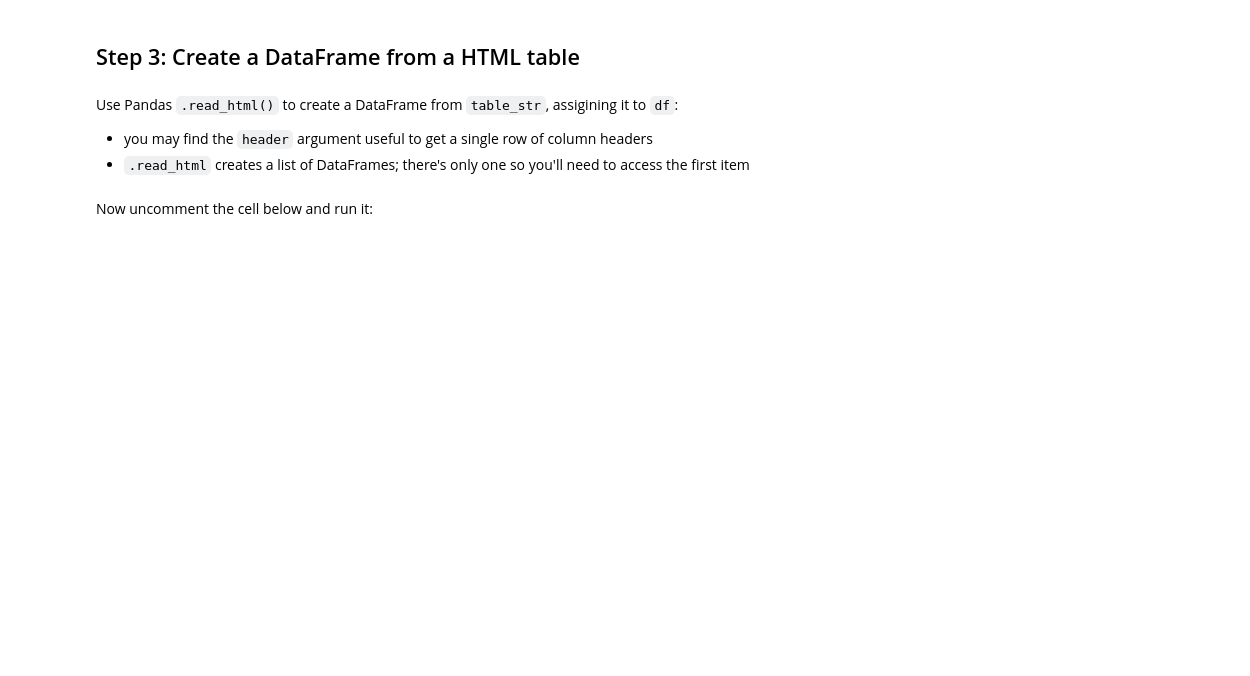
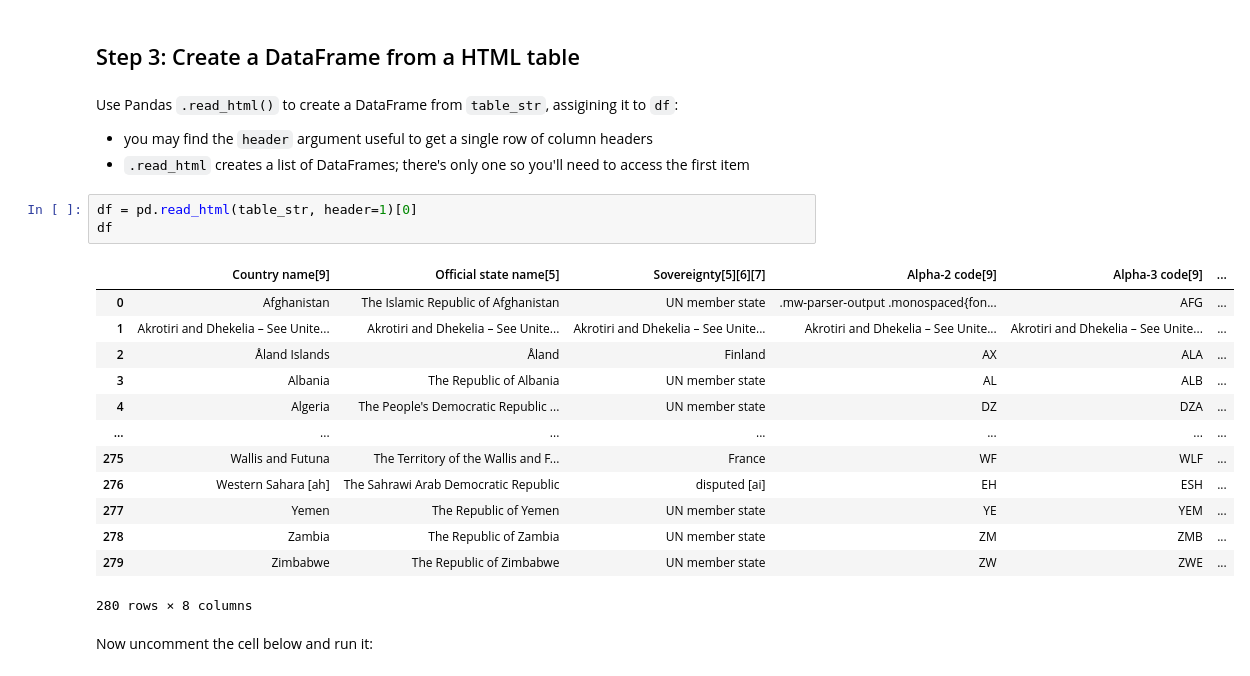
Before and after one commit to Louis-Bad/KATE_module-7, a Jupyter notebook: world_development_analysis/world_dev.ipynb, the cells around one changed output. Drawn from its saved outputs; the diff is of its cells as text; blank space fills up the shorter version.

```diff
--- a/world_development_analysis/world_dev.ipynb
+++ b/world_development_analysis/world_dev.ipynb
@@ -44,5 +55,22 @@ When you have completed this, uncomment the below cell and run it. The output sh
 Use Pandas `.read_html()` to create a DataFrame from `table_str`, assigining it to `df`:
 - you may find the `header` argument useful to get a single row of column headers
 - `.read_html` creates a list of DataFrames; there's only one so you'll need to access the first item
+# %%
+df = pd.read_html(table_str, header=1)[0]
+df
+# %% [output]
+|  | Country name[9] | Official state name[5] | Sovereignty[5][6][7] | Alpha-2 code[9] | Alpha-3 code[9] | ... |
+| 0 | Afghanistan | The Islamic Republic of Afghanistan | UN member state | .mw-parser-output .monospaced{fon... | AFG | ... |
+| 1 | Akrotiri and Dhekelia – See Unite... | Akrotiri and Dhekelia – See Unite... | Akrotiri and Dhekelia – See Unite... | Akrotiri and Dhekelia – See Unite... | Akrotiri and Dhekelia – See Unite... | ... |
+| 2 | Åland Islands | Åland | Finland | AX | ALA | ... |
+| 3 | Albania | The Republic of Albania | UN member state | AL | ALB | ... |
+| 4 | Algeria | The People's Democratic Republic ... | UN member state | DZ | DZA | ... |
+| ... | ... | ... | ... | ... | ... | ... |
+| 275 | Wallis and Futuna | The Territory of the Wallis and F... | France | WF | WLF | ... |
+| 276 | Western Sahara [ah] | The Sahrawi Arab Democratic Republic | disputed [ai] | EH | ESH | ... |
+| 277 | Yemen | The Republic of Yemen | UN member state | YE | YEM | ... |
+| 278 | Zambia | The Republic of Zambia | UN member state | ZM | ZMB | ... |
+| 279 | Zimbabwe | The Republic of Zimbabwe | UN member state | ZW | ZWE | ... |
+280 rows × 8 columns
 # %% [markdown]
 Now uncomment the cell below and run it:
```
Also changed, not shown: parts of 8 cells of this notebook.
